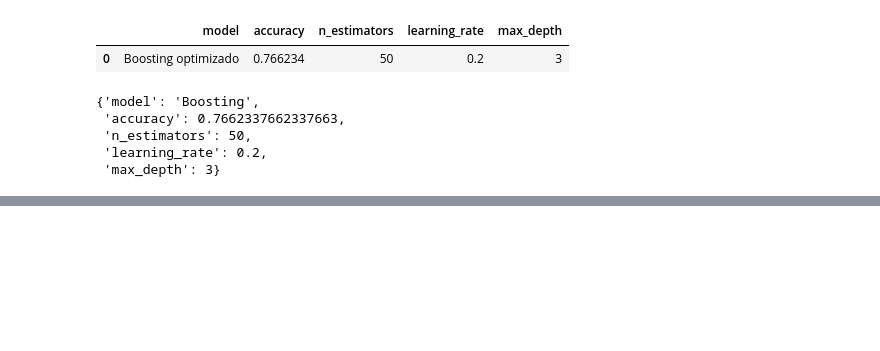
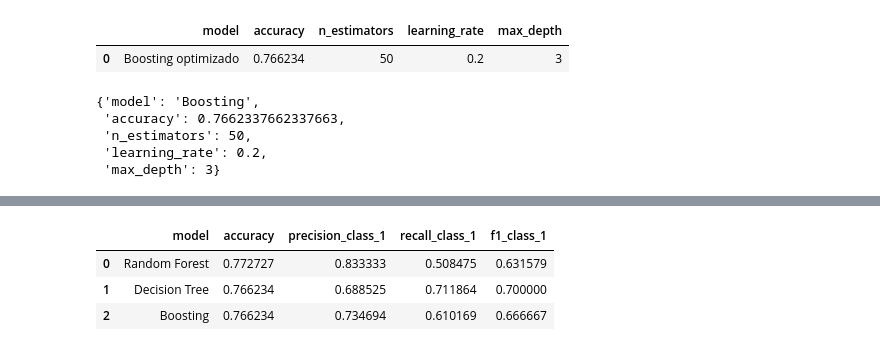
Before and after one commit to 4GeeksAcademy/gondelles-boosting-algorithm-project, a Jupyter notebook: src/boosting_diabetes.ipynb, the cells around one changed output, grey strips where cells are left out. Cells and saved outputs as stored; diff of their text form; code cells hidden in the pictures; blank space fills up the shorter version.

```diff
--- a/src/boosting_diabetes.ipynb
+++ b/src/boosting_diabetes.ipynb
@@ -760,0 +789,33 @@ La decisión final no debería apoyarse solo en el accuracy global, sino tambié
+# %%
+from sklearn.metrics import precision_score, recall_score, f1_score, accuracy_score
+
+comparison_results = pd.DataFrame([
+    {
+        "model": "Decision Tree",
+        "accuracy": accuracy_score(y_test_model, y_pred_tree),
+        "precision_class_1": precision_score(y_test_model, y_pred_tree, pos_label=1),
+        "recall_class_1": recall_score(y_test_model, y_pred_tree, pos_label=1),
+        "f1_class_1": f1_score(y_test_model, y_pred_tree, pos_label=1)
+    },
+    {
+        "model": "Random Forest",
+        "accuracy": accuracy_score(y_test_model, y_pred_forest),
+        "precision_class_1": precision_score(y_test_model, y_pred_forest, pos_label=1),
+        "recall_class_1": recall_score(y_test_model, y_pred_forest, pos_label=1),
+        "f1_class_1": f1_score(y_test_model, y_pred_forest, pos_label=1)
+    },
+    {
+        "model": "Boosting",
+        "accuracy": accuracy_score(y_test_model, y_pred_boosting),
+        "precision_class_1": precision_score(y_test_model, y_pred_boosting, pos_label=1),
+        "recall_class_1": recall_score(y_test_model, y_pred_boosting, pos_label=1),
+        "f1_class_1": f1_score(y_test_model, y_pred_boosting, pos_label=1)
+    }
+]).sort_values(by="accuracy", ascending=False).reset_index(drop=True)
+
+display(comparison_results)
+# %% [output]
+|  | model | accuracy | precision_class_1 | recall_class_1 | f1_class_1 |
+| 0 | Random Forest | 0.772727 | 0.833333 | 0.508475 | 0.631579 |
+| 1 | Decision Tree | 0.766234 | 0.688525 | 0.711864 | 0.700000 |
+| 2 | Boosting | 0.766234 | 0.734694 | 0.610169 | 0.666667 |
```
Also changed, not shown: parts of 26 cells of this notebook.
